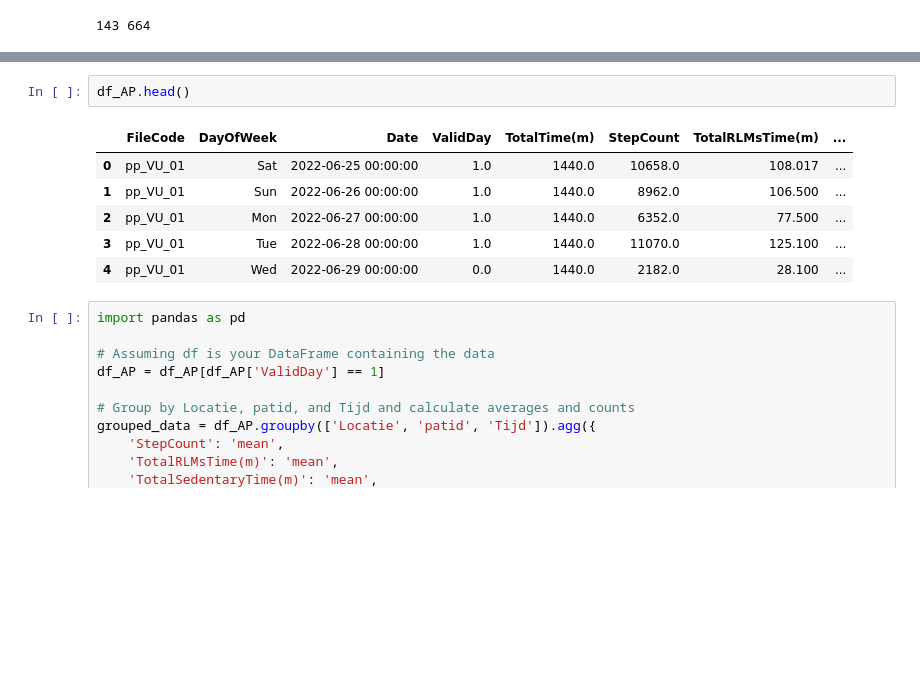
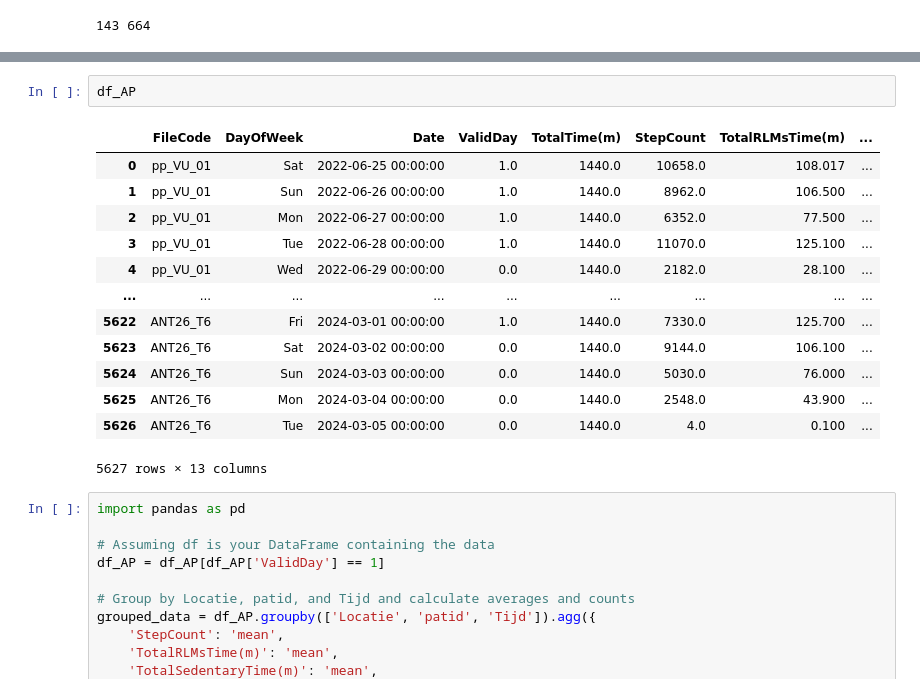
Before and after one commit to marwanelmo/AMSpred, a Jupyter notebook: Scripts/Clean_Activpal.ipynb, the cells around one changed output, grey strips where cells are left out. Drawn from its saved outputs; the diff is of its cells as text; blank space fills up the shorter version.

```diff
--- a/Scripts/Clean_Activpal.ipynb
+++ b/Scripts/Clean_Activpal.ipynb
@@ -108,12 +129,19 @@ KeyboardInterrupt:
 # %%
-df_AP.head()
+df_AP
 # %% [output]
 |  | FileCode | DayOfWeek | Date | ValidDay | TotalTime(m) | StepCount | TotalRLMsTime(m) | ... |
 | 0 | pp_VU_01 | Sat | 2022-06-25 00:00:00 | 1.0 | 1440.0 | 10658.0 | 108.017 | ... |
 | 1 | pp_VU_01 | Sun | 2022-06-26 00:00:00 | 1.0 | 1440.0 | 8962.0 | 106.500 | ... |
 | 2 | pp_VU_01 | Mon | 2022-06-27 00:00:00 | 1.0 | 1440.0 | 6352.0 | 77.500 | ... |
 | 3 | pp_VU_01 | Tue | 2022-06-28 00:00:00 | 1.0 | 1440.0 | 11070.0 | 125.100 | ... |
 | 4 | pp_VU_01 | Wed | 2022-06-29 00:00:00 | 0.0 | 1440.0 | 2182.0 | 28.100 | ... |
+| ... | ... | ... | ... | ... | ... | ... | ... | ... |
+| 5622 | ANT26_T6 | Fri | 2024-03-01 00:00:00 | 1.0 | 1440.0 | 7330.0 | 125.700 | ... |
+| 5623 | ANT26_T6 | Sat | 2024-03-02 00:00:00 | 0.0 | 1440.0 | 9144.0 | 106.100 | ... |
+| 5624 | ANT26_T6 | Sun | 2024-03-03 00:00:00 | 0.0 | 1440.0 | 5030.0 | 76.000 | ... |
+| 5625 | ANT26_T6 | Mon | 2024-03-04 00:00:00 | 0.0 | 1440.0 | 2548.0 | 43.900 | ... |
+| 5626 | ANT26_T6 | Tue | 2024-03-05 00:00:00 | 0.0 | 1440.0 | 4.0 | 0.100 | ... |
+5627 rows × 13 columns
 # %%
 import pandas as pd
 
```
Also changed, not shown: parts of 1 cell of this notebook, 10 other files.
